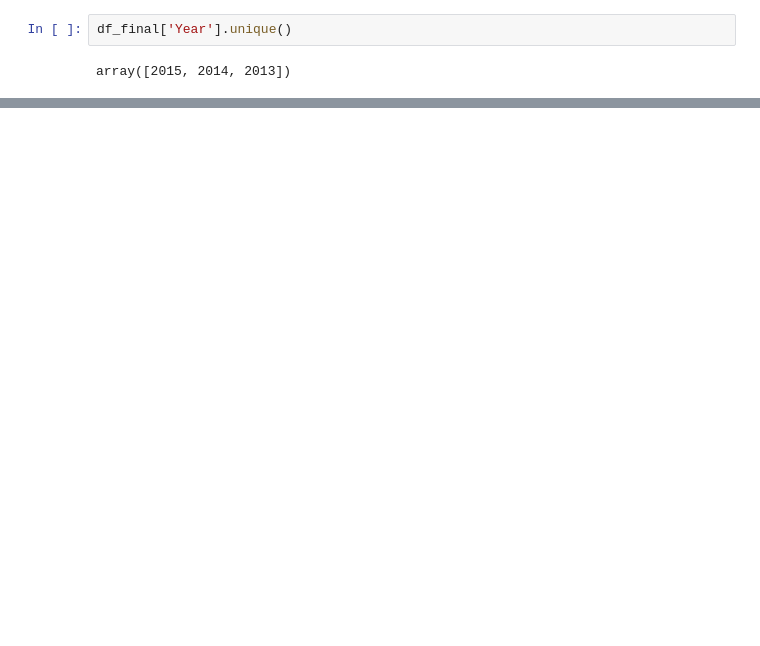
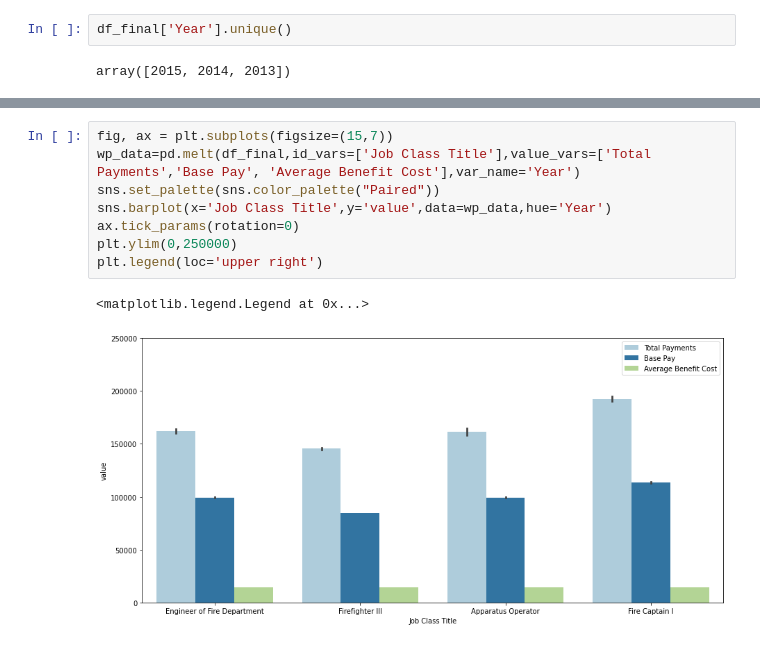
Before and after one commit to harikapeddi/Los_Angeles_Data_Project1, a Jupyter notebook: FireDepartmentData_Mohan.ipynb, the cells around one changed output, grey strips where cells are left out. Saved outputs shown, nothing was run; the diff lists cells and outputs as text; blank space fills up the shorter version.

Commit message:
merged data ipynb file

```diff
--- a/FireDepartmentData_Mohan.ipynb
+++ b/FireDepartmentData_Mohan.ipynb
@@ -158,0 +147,11 @@ sns.stripplot(data=df_final,x='Pay Grade',y='Base Pay',hue='Year',alpha = 0.7)
+# %%
+fig, ax = plt.subplots(figsize=(15,7))
+wp_data=pd.melt(df_final,id_vars=['Job Class Title'],value_vars=['Total Payments','Base Pay', 'Average Benefit Cost'],var_name='Year')
+sns.set_palette(sns.color_palette("Paired"))
+sns.barplot(x='Job Class Title',y='value',data=wp_data,hue='Year')
+ax.tick_params(rotation=0)
+plt.ylim(0,250000)
+plt.legend(loc='upper right')
+# %% [output]
+<matplotlib.legend.Legend at 0x...>
+[figure, added]
```
Also changed, not shown: parts of 23 cells of this notebook.
